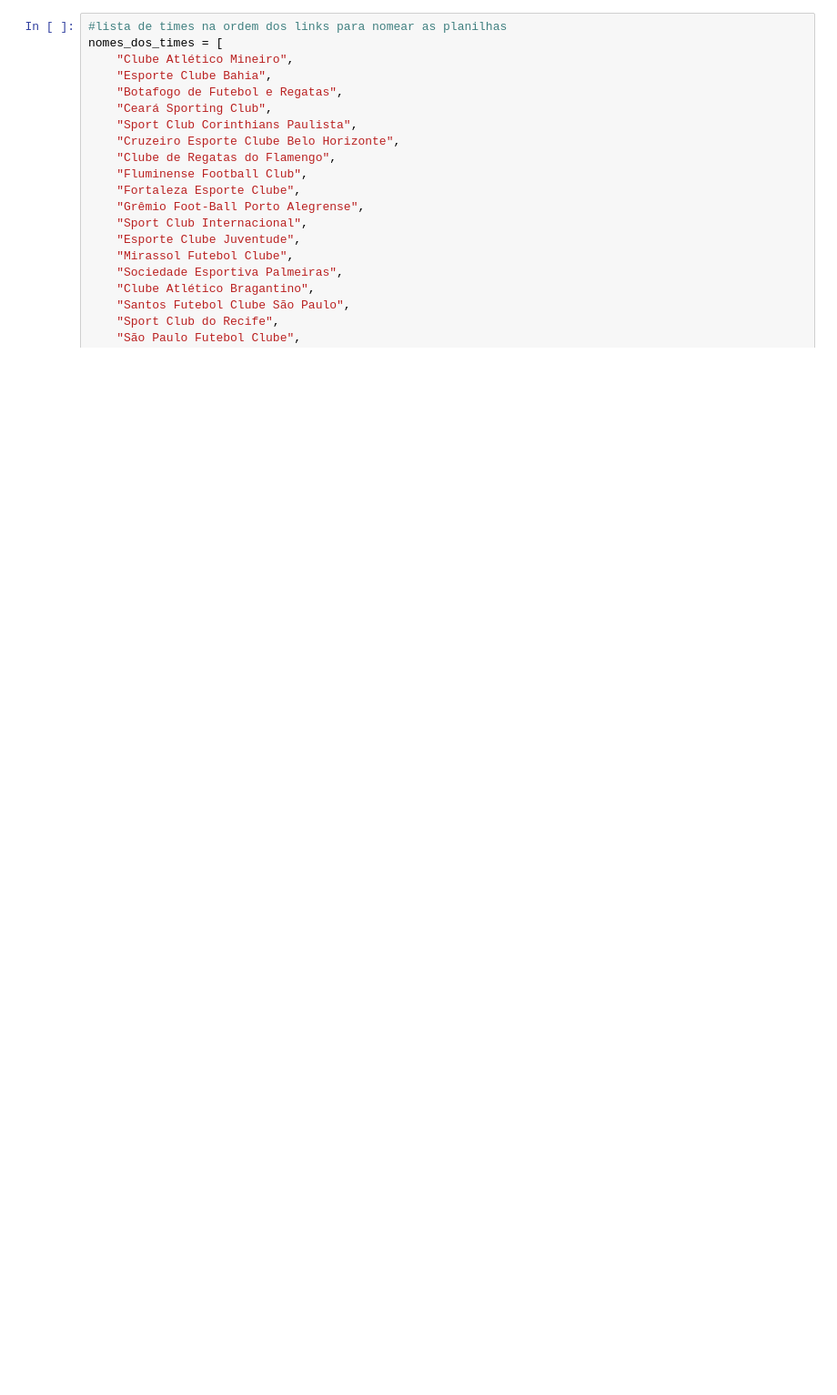
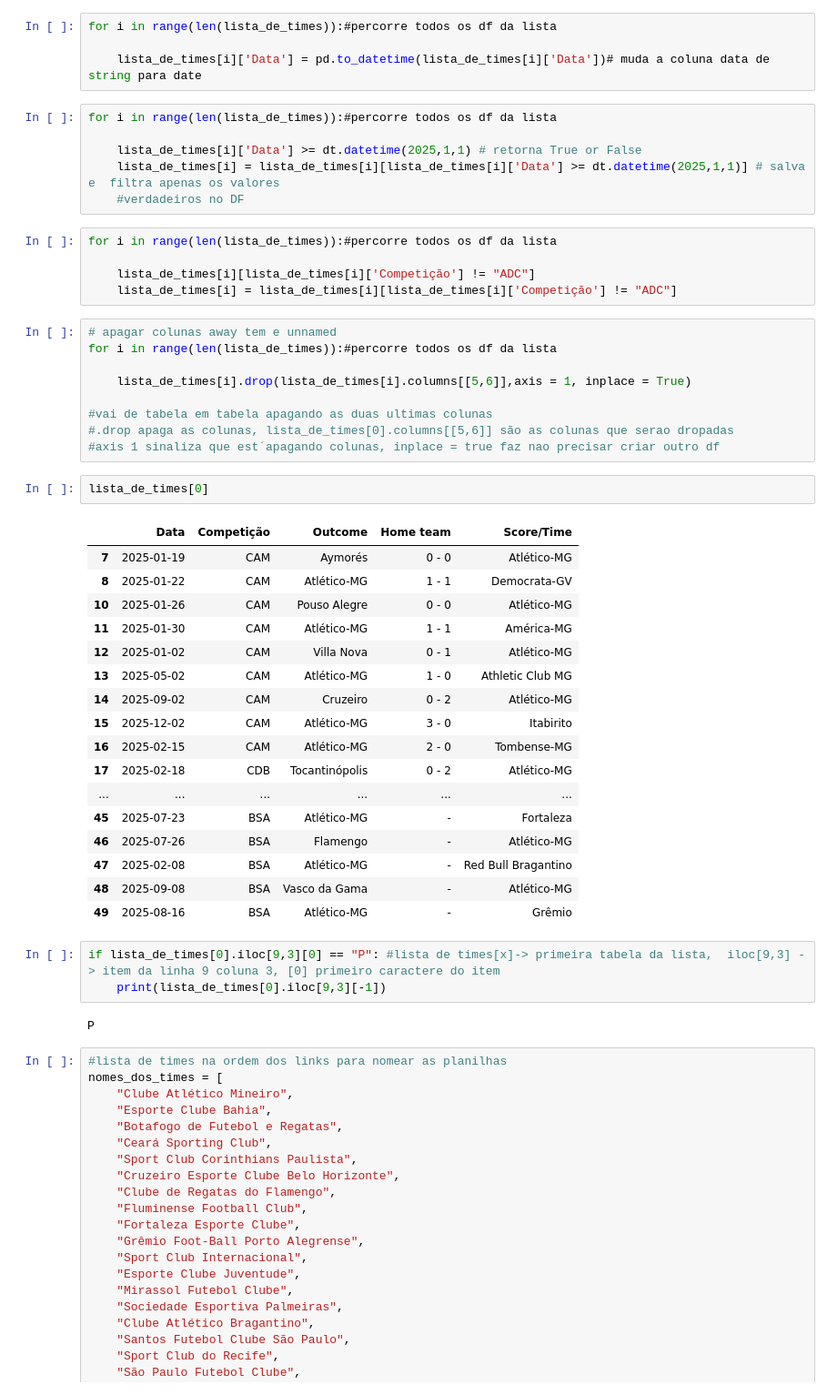
Before and after one commit to LCleu/Scraping-do-site-SoccerWay, a Jupyter notebook: Scraping.ipynb, the cells around one changed output. Shown: that part at 91% size. Saved outputs shown, nothing was run; the diff lists cells and outputs as text; blank space fills up the shorter version.

Commit message:
Limpados ( Data, amistosos, e ultimas colunas

```diff
--- a/Scraping.ipynb
+++ b/Scraping.ipynb
@@ -60,3 +93,52 @@ lista_de_times
+# %%
+for i in range(len(lista_de_times)):#percorre todos os df da lista
+
+    lista_de_times[i]['Data'] = pd.to_datetime(lista_de_times[i]['Data'])# muda a coluna data de string para date
+# %%
+for i in range(len(lista_de_times)):#percorre todos os df da lista
+
+    lista_de_times[i]['Data'] >= dt.datetime(2025,1,1) # retorna True or False
+    lista_de_times[i] = lista_de_times[i][lista_de_times[i]['Data'] >= dt.datetime(2025,1,1)] # salva e  filtra apenas os valores
+    #verdadeiros no DF
+# %%
+for i in range(len(lista_de_times)):#percorre todos os df da lista
+
+    lista_de_times[i][lista_de_times[i]['Competição'] != "ADC"]
+    lista_de_times[i] = lista_de_times[i][lista_de_times[i]['Competição'] != "ADC"]
+# %%
+# apagar colunas away tem e unnamed
+for i in range(len(lista_de_times)):#percorre todos os df da lista
+
+    lista_de_times[i].drop(lista_de_times[i].columns[[5,6]],axis = 1, inplace = True)
+
+#vai de tabela em tabela apagando as duas ultimas colunas
+#.drop apaga as colunas, lista_de_times[0].columns[[5,6]] são as colunas que serao dropadas
+#axis 1 sinaliza que est´apagando colunas, inplace = true faz nao precisar criar outro df
+# %%
+lista_de_times[0]
+# %% [output]
+|  | Data | Competição | Outcome | Home team | Score/Time |
+| 7 | 2025-01-19 | CAM | Aymorés | 0 - 0 | Atlético-MG |
+| 8 | 2025-01-22 | CAM | Atlético-MG | 1 - 1 | Democrata-GV |
+| 10 | 2025-01-26 | CAM | Pouso Alegre | 0 - 0 | Atlético-MG |
+| 11 | 2025-01-30 | CAM | Atlético-MG | 1 - 1 | América-MG |
+| 12 | 2025-01-02 | CAM | Villa Nova | 0 - 1 | Atlético-MG |
+| 13 | 2025-05-02 | CAM | Atlético-MG | 1 - 0 | Athletic Club MG |
+| 14 | 2025-09-02 | CAM | Cruzeiro | 0 - 2 | Atlético-MG |
+| 15 | 2025-12-02 | CAM | Atlético-MG | 3 - 0 | Itabirito |
+| 16 | 2025-02-15 | CAM | Atlético-MG | 2 - 0 | Tombense-MG |
+| 17 | 2025-02-18 | CDB | Tocantinópolis | 0 - 2 | Atlético-MG |
+| ... | ... | ... | ... | ... | ... |
+| 45 | 2025-07-23 | BSA | Atlético-MG | - | Fortaleza |
+| 46 | 2025-07-26 | BSA | Flamengo | - | Atlético-MG |
+| 47 | 2025-02-08 | BSA | Atlético-MG | - | Red Bull Bragantino |
+| 48 | 2025-09-08 | BSA | Vasco da Gama | - | Atlético-MG |
+| 49 | 2025-08-16 | BSA | Atlético-MG | - | Grêmio |
+# %%
+if lista_de_times[0].iloc[9,3][0] == "P": #lista de times[x]-> primeira tabela da lista,  iloc[9,3] -> item da linha 9 coluna 3, [0] primeiro caractere do item
+    print(lista_de_times[0].iloc[9,3][-1])
+# %% [output]
+P
 # %%
 #lista de times na ordem dos links para nomear as planilhas
 nomes_dos_times = [
```
Also changed, not shown: parts of 3 cells of this notebook.
